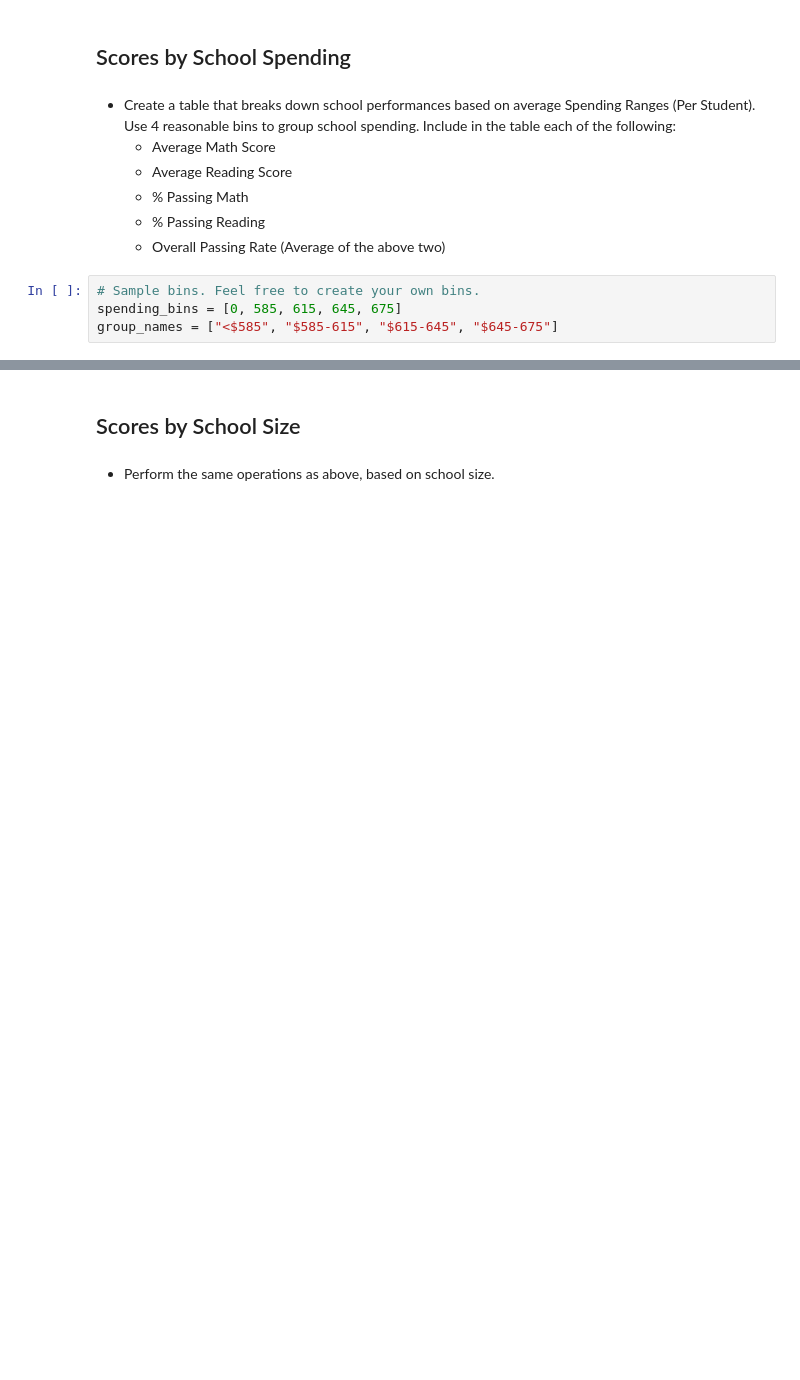
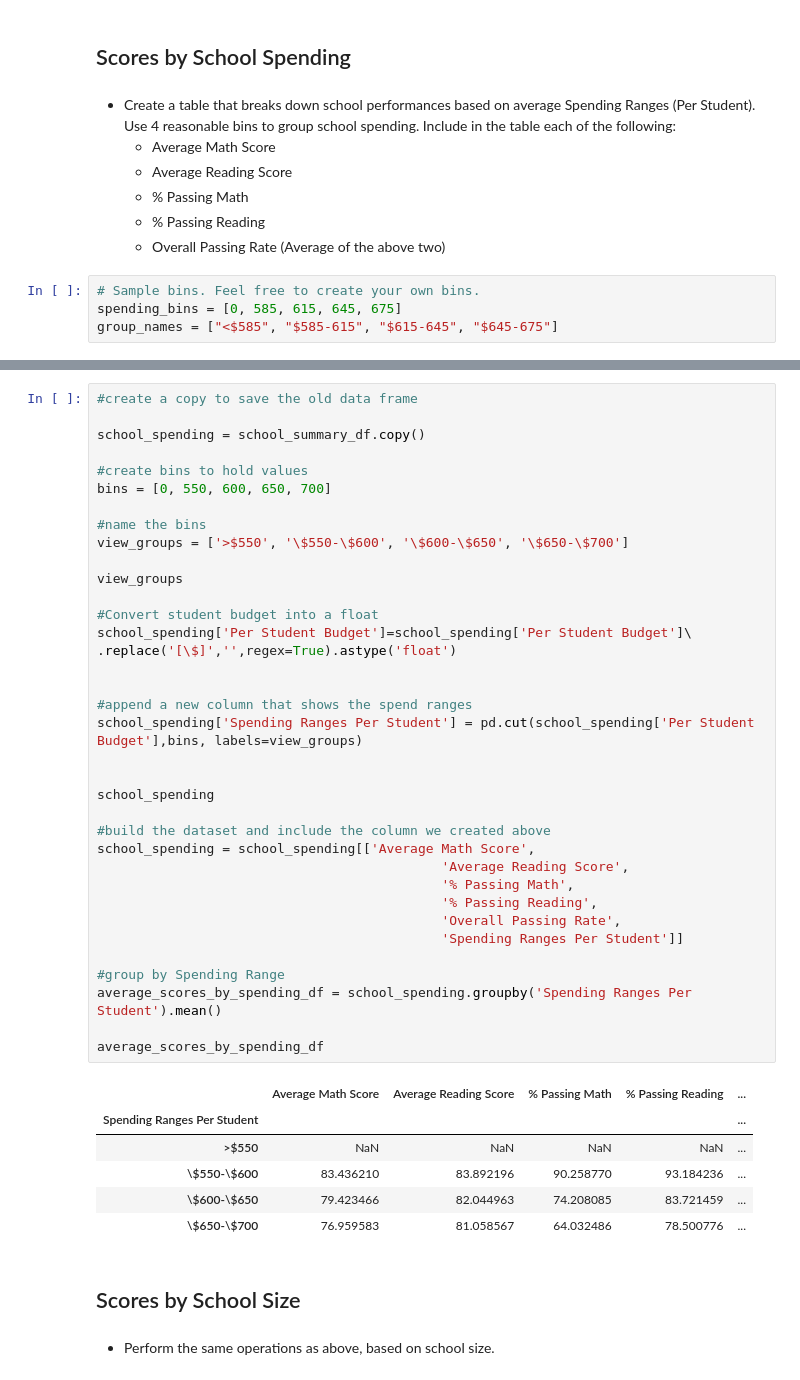
Before and after one commit to atulbhingarde/DATA-04, a Jupyter notebook: PyCitySchools/PyCitySchools_starter.ipynb, the cells around one changed output, grey strips where cells are left out. Drawn from its saved outputs; the diff is of its cells as text; blank space fills up the shorter version.

```diff
--- a/PyCitySchools/PyCitySchools_starter.ipynb
+++ b/PyCitySchools/PyCitySchools_starter.ipynb
@@ -203,3 +586,46 @@ group_names = ["<$585", "$585-615", "$615-645", "$645-675"]
+# %%
+#create a copy to save the old data frame
+
+school_spending = school_summary_df.copy()
+
+#create bins to hold values
+bins = [0, 550, 600, 650, 700]
+
+#name the bins
+view_groups = ['>$550', '\$550-\$600', '\$600-\$650', '\$650-\$700']
+
+view_groups
+
+#Convert student budget into a float
+school_spending['Per Student Budget']=school_spending['Per Student Budget']\
+.replace('[\$]','',regex=True).astype('float')
+
+
+#append a new column that shows the spend ranges
+school_spending['Spending Ranges Per Student'] = pd.cut(school_spending['Per Student Budget'],bins, labels=view_groups)
+
+
+school_spending
+
+#build the dataset and include the column we created above
+school_spending = school_spending[['Average Math Score',
+                                            'Average Reading Score',
+                                            '% Passing Math',
+                                            '% Passing Reading',
+                                            'Overall Passing Rate',
+                                            'Spending Ranges Per Student']]
+
+#group by Spending Range
+average_scores_by_spending_df = school_spending.groupby('Spending Ranges Per Student').mean()
+
+average_scores_by_spending_df
+# %% [output]
+|  | Average Math Score | Average Reading Score | % Passing Math | % Passing Reading | ... |
+| Spending Ranges Per Student |  |  |  |  | ... |
+| >$550 | NaN | NaN | NaN | NaN | ... |
+| \$550-\$600 | 83.436210 | 83.892196 | 90.258770 | 93.184236 | ... |
+| \$600-\$650 | 79.423466 | 82.044963 | 74.208085 | 83.721459 | ... |
+| \$650-\$700 | 76.959583 | 81.058567 | 64.032486 | 78.500776 | ... |
 # %% [markdown]
 ## Scores by School Size
 # %% [markdown]
```
Also changed, not shown: parts of 28 cells of this notebook.
